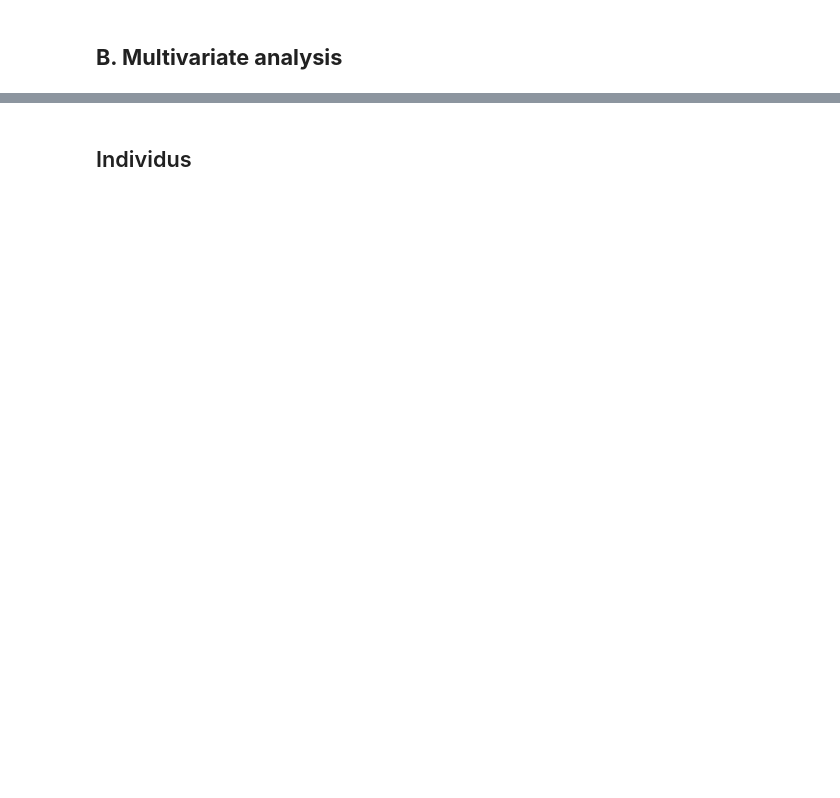
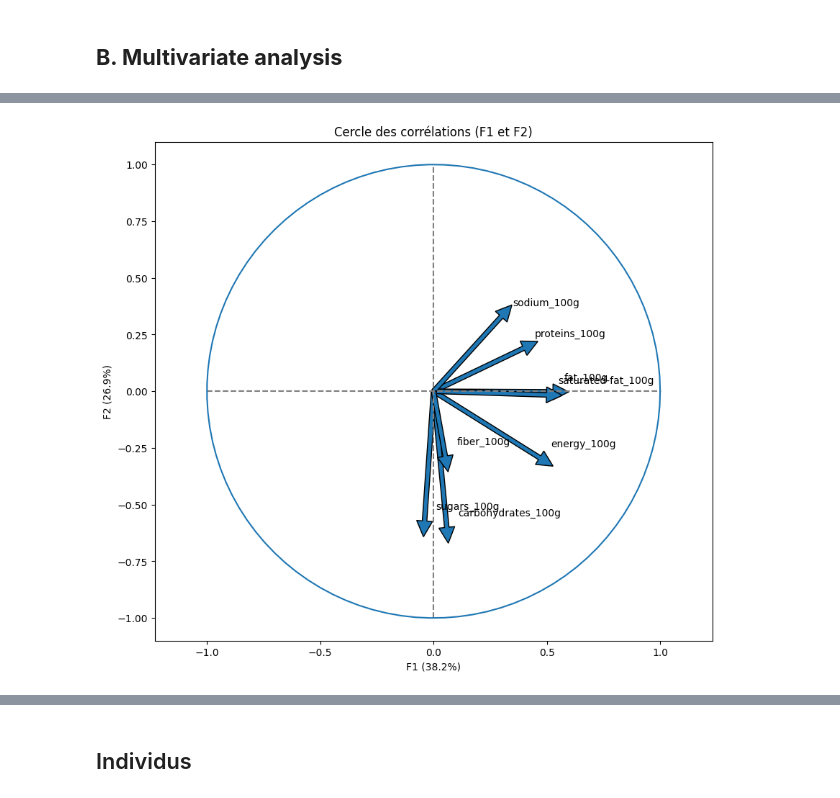
Before and after one commit to helenatong/oc_p3_cleaning_dataset_and_analysis, a Jupyter notebook: project3_cleaning.ipynb, the cells around one changed output, grey strips where cells are left out. Cells and saved outputs as stored; diff of their text form; code cells hidden in the pictures; blank space fills up the shorter version.

```diff
--- a/project3_cleaning.ipynb
+++ b/project3_cleaning.ipynb
@@ -1042 +895,6 @@ correlation_graph(pca, x_y, NUMERIC_FEATURES)
+# %%
+# first plane
+correlation_graph(pca, (0,1), NUMERIC_FEATURES)
+# %% [output]
+[figure, added]
 # %%
```
Also changed, not shown: parts of 92 cells of this notebook.
